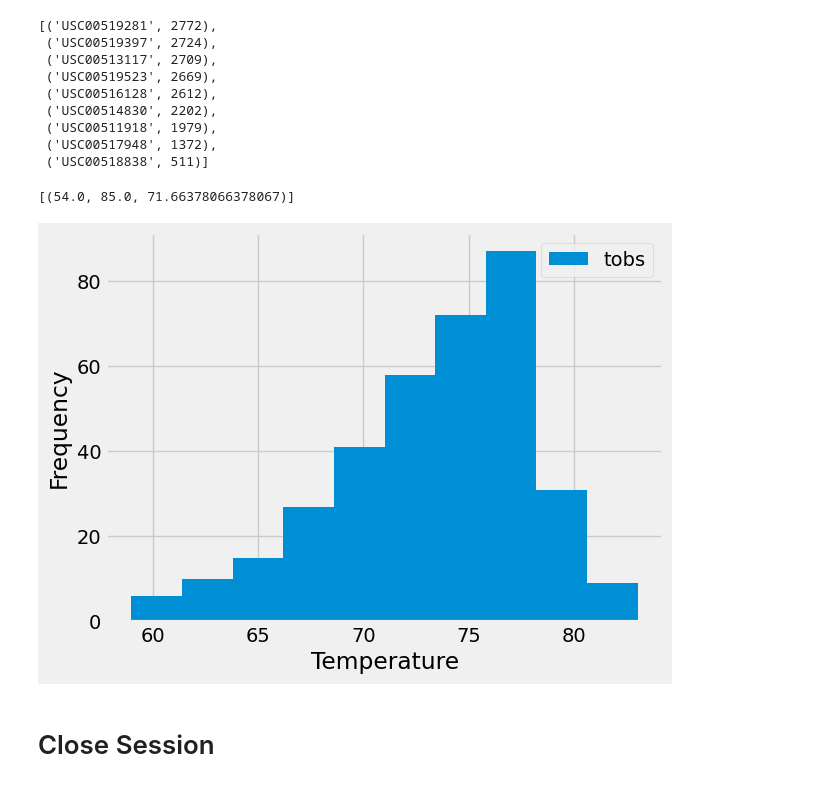
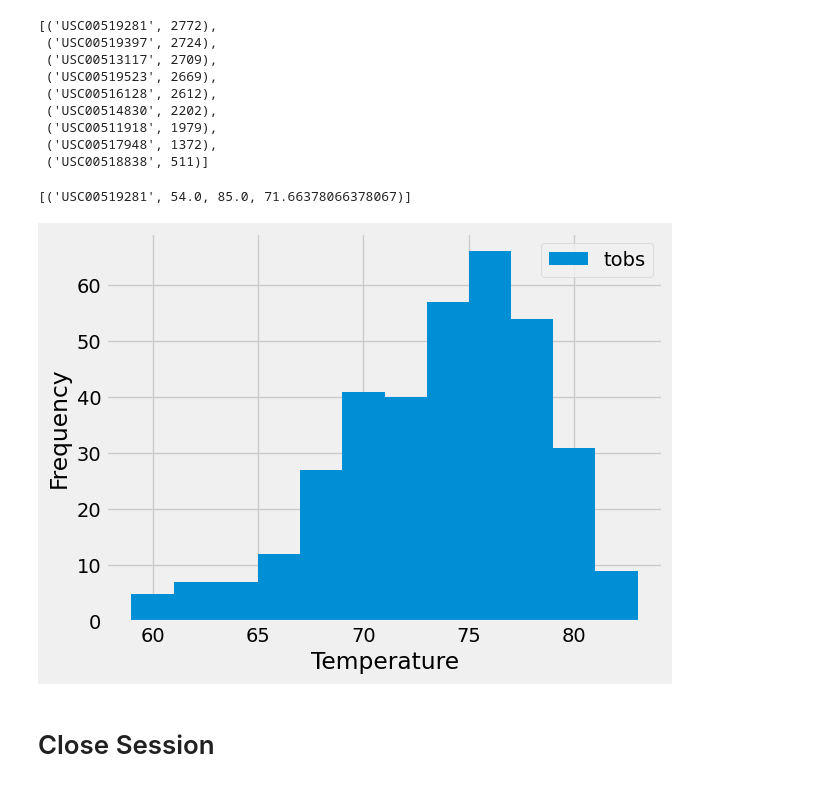
Before and after one commit to benrich322/sqlalchemy-challenge, a Jupyter notebook: SurfsUp/climate.ipynb, the cells around one changed output. Drawn from its saved outputs; the diff is of its cells as text; code cells hidden in the pictures.

```diff
--- a/SurfsUp/climate.ipynb
+++ b/SurfsUp/climate.ipynb
@@ -139,13 +129,13 @@ most_active_stations
 # %%
 # Using the most active station id from the previous query, calculate the lowest, highest, and average temperature
 most_active_station_id = most_active_stations[0][0]
-most_active_stations = session.query(func.min(measurement.tobs),func.max(measurement.tobs),func.avg(measurement.tobs)).\
+most_active_stations = session.query(measurement.station, func.min(measurement.tobs),func.max(measurement.tobs),func.avg(measurement.tobs)).\
     filter(measurement.station == most_active_station_id).\
     group_by(measurement.station).all()
 
 most_active_stations
 # %% [output]
-[(54.0, 85.0, 71.66378066378067)]
+[('USC00519281', 54.0, 85.0, 71.66378066378067)]
 # %%
 # Using the most active station id
 # Query the last 12 months of temperature observation data for this station and plot the results as a histogram
@@ -154,35 +144,37 @@ most_active_stations
 date_list_most_active_station = []
 
 date_most_active_station = session.query(measurement.date).\
 filter(measurement.station == most_active_station_id).all()
 
 for row in date_most_active_station:
     date_value = row[0]
     date_list_most_active_station.append(date_value)
 
 most_recent_date = max(date_list_most_active_station, key=lambda x: x)
 most_recent_date
 
 # Calculate the date one year from the last date in data set
 most_recent_date_format = datetime.strptime(most_recent_date, "%Y-%m-%d")
 one_year_from_last_date = most_recent_date_format + timedelta(days=-365)
 result = one_year_from_last_date.strftime("%Y-%m-%d")
 
 # Perform a query to retrieve the data and precipitation scores
 temperature_observation = session.query(measurement.station, measurement.tobs).\
     filter(measurement.date > result, measurement.station == most_active_station_id).\
     order_by(measurement.date).all()
 
 # Save the query results as a Pandas DataFrame. Explicitly set the column names
 df = pd.DataFrame(temperature_observation, columns=['station', 'tobs'])
+
+# Plot a histogram
 plot = df['tobs']
-plt.hist(plot,label='tobs')
+plt.hist(plot,label='tobs',bins=12)
 plt.xlabel('Temperature')
 plt.ylabel('Frequency')
 plt.legend()
 plt.show()
 # %% [output]
-[figure, old version]
+[figure, new version]
 # %% [markdown]
 # Close Session
 # %%
```
Also changed, not shown: parts of 1 cell of this notebook, 1 other file.
